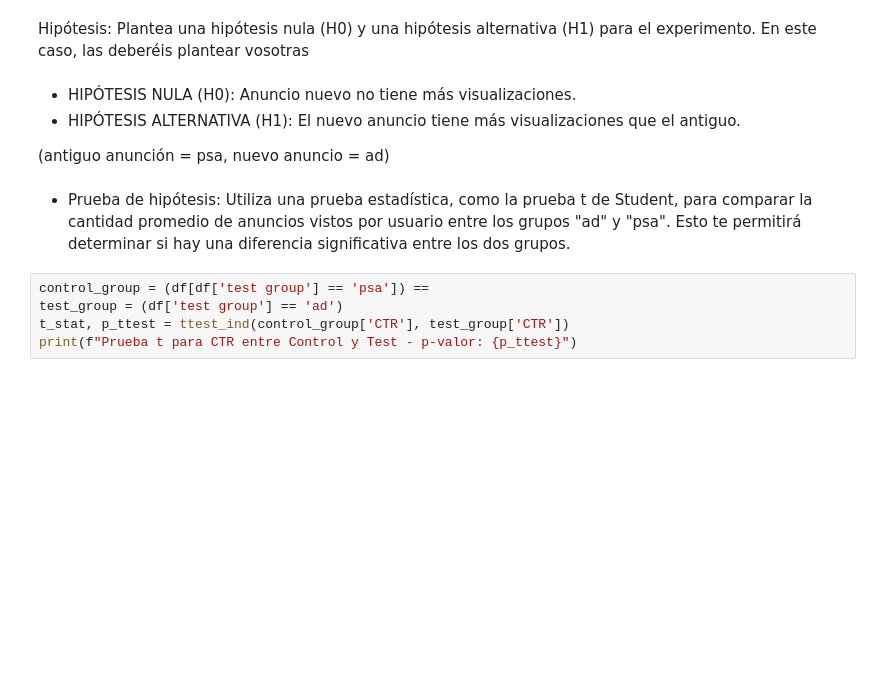
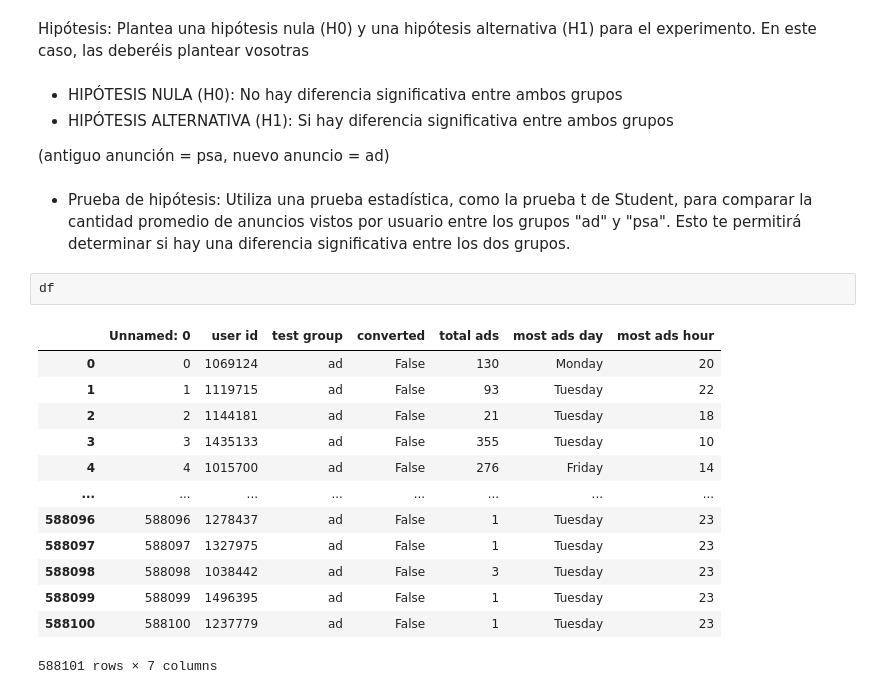
Before and after one commit to Adalab/da-modulo3-sprint2-pairprogramming-PatriciaAnaG, a Jupyter notebook: pair_abtesting.ipynb, the cells around one changed output. Drawn from its saved outputs; the diff is of its cells as text; blank space fills up the shorter version.

```diff
--- a/pair_abtesting.ipynb
+++ b/pair_abtesting.ipynb
@@ -154,14 +148,25 @@ Preparación de los datos: Asegúrate de que los datos estén limpios y listos p
 # %% [markdown]
 Hipótesis: Plantea una hipótesis nula (H0) y una hipótesis alternativa (H1) para el experimento. En este caso, las deberéis plantear vosotras
 # %% [markdown]
-- HIPÓTESIS NULA (H0): Anuncio nuevo no tiene más visualizaciones.
-- HIPÓTESIS ALTERNATIVA (H1): El nuevo anuncio tiene más visualizaciones que el antiguo.
+- HIPÓTESIS NULA (H0): No hay diferencia significativa entre ambos grupos
+- HIPÓTESIS ALTERNATIVA (H1): Si hay diferencia significativa entre ambos grupos
 
 (antiguo anunción = psa, nuevo anuncio = ad)
 # %% [markdown]
 - Prueba de hipótesis: Utiliza una prueba estadística, como la prueba t de Student, para comparar la cantidad promedio de anuncios vistos por usuario entre los grupos "ad" y "psa". Esto te permitirá determinar si hay una diferencia significativa entre los dos grupos.
-# %%
-control_group = (df[df['test group'] == 'psa']) ==
-test_group = (df['test group'] == 'ad')
-t_stat, p_ttest = ttest_ind(control_group['CTR'], test_group['CTR'])
-print(f"Prueba t para CTR entre Control y Test - p-valor: {p_ttest}")
+# %%
+df
+# %% [output]
+|  | Unnamed: 0 | user id | test group | converted | total ads | most ads day | most ads hour |
+| 0 | 0 | 1069124 | ad | False | 130 | Monday | 20 |
+| 1 | 1 | 1119715 | ad | False | 93 | Tuesday | 22 |
+| 2 | 2 | 1144181 | ad | False | 21 | Tuesday | 18 |
+| 3 | 3 | 1435133 | ad | False | 355 | Tuesday | 10 |
+| 4 | 4 | 1015700 | ad | False | 276 | Friday | 14 |
+| ... | ... | ... | ... | ... | ... | ... | ... |
+| 588096 | 588096 | 1278437 | ad | False | 1 | Tuesday | 23 |
+| 588097 | 588097 | 1327975 | ad | False | 1 | Tuesday | 23 |
+| 588098 | 588098 | 1038442 | ad | False | 3 | Tuesday | 23 |
+| 588099 | 588099 | 1496395 | ad | False | 1 | Tuesday | 23 |
+| 588100 | 588100 | 1237779 | ad | False | 1 | Tuesday | 23 |
+588101 rows × 7 columns
```
Also changed, not shown: parts of 8 cells of this notebook, 2 other files.
